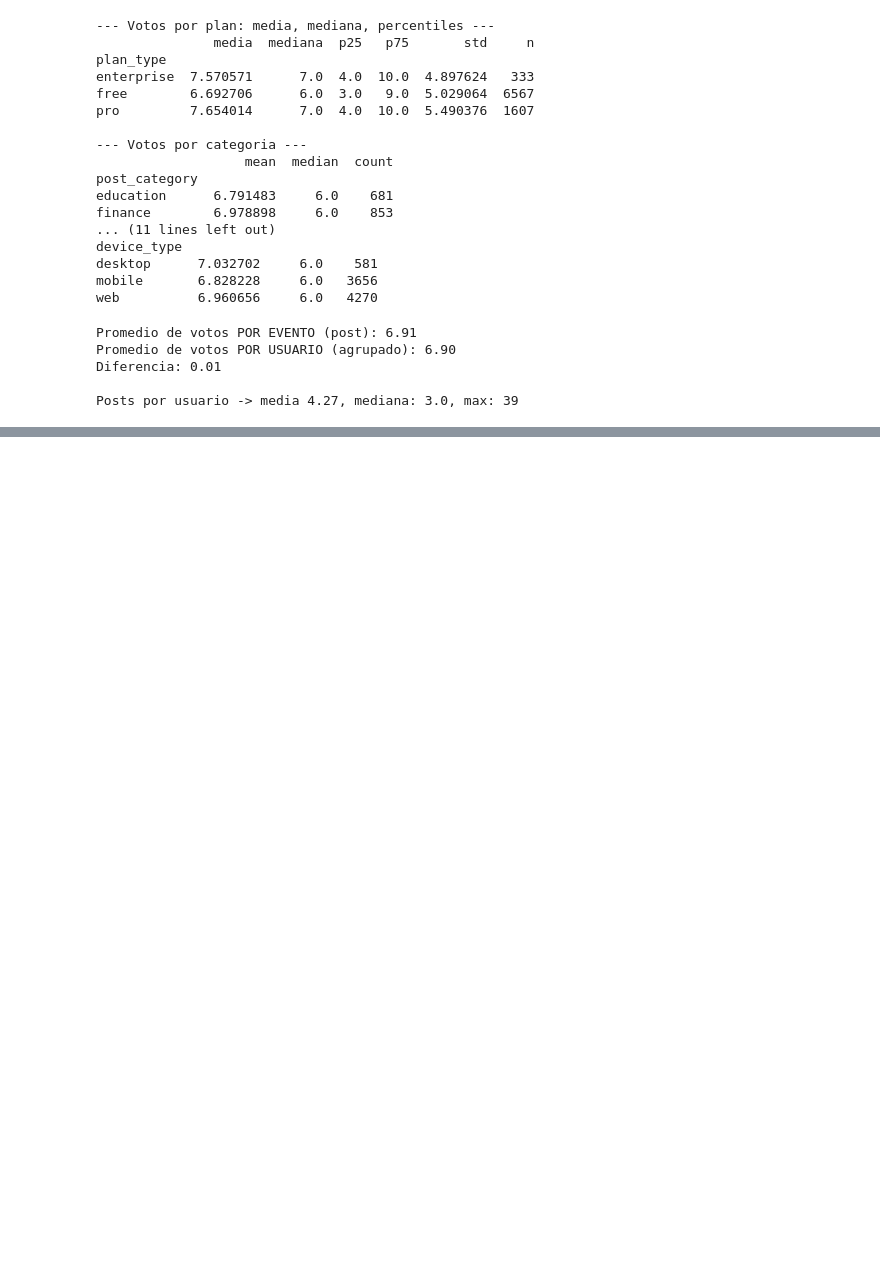
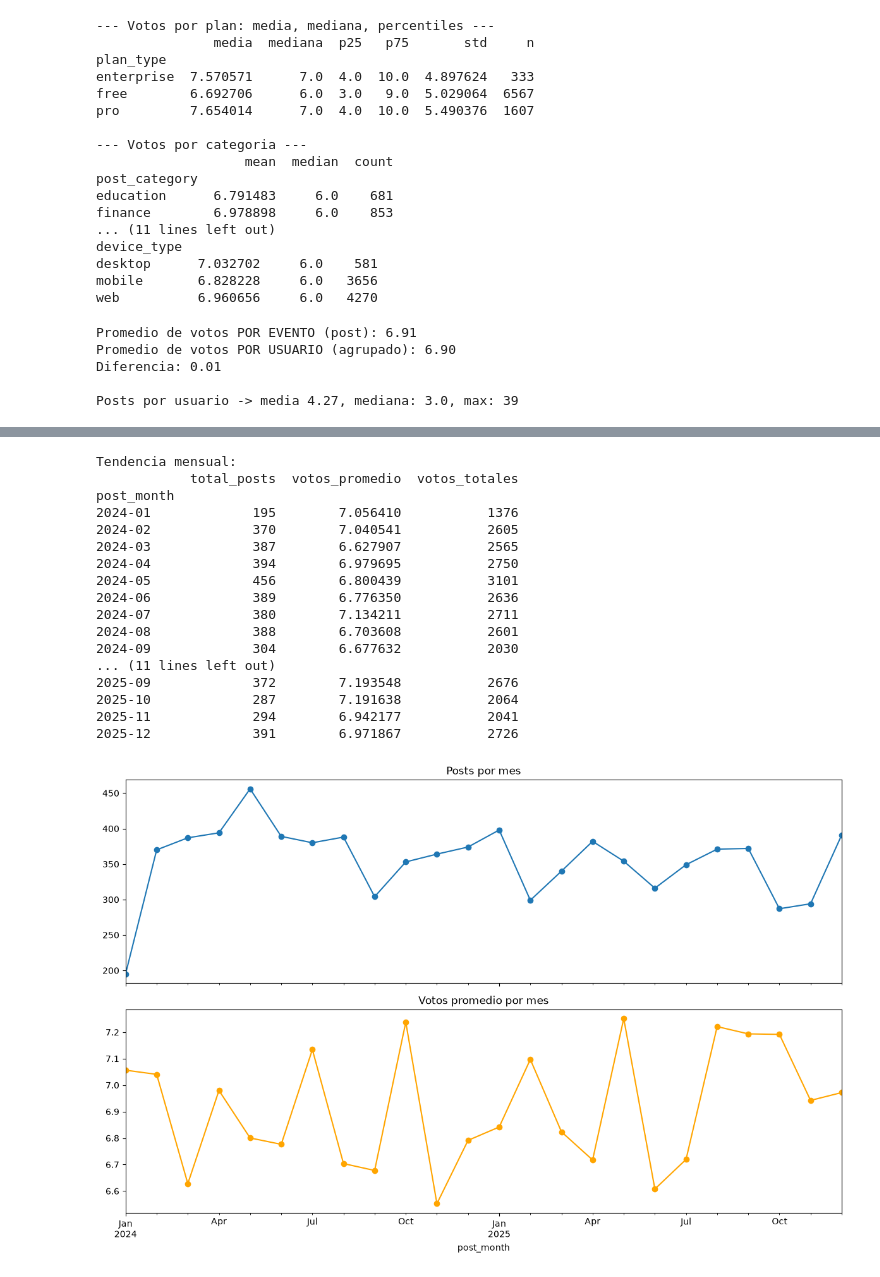
Before and after one commit to IvanOcampos/IceAnalytics, a Jupyter notebook: Analytics.ipynb, the cells around one changed output, grey strips where cells are left out. Saved outputs shown, nothing was run; the diff lists cells and outputs as text; code cells hidden in the pictures; blank space fills up the shorter version.

```diff
--- a/Analytics.ipynb
+++ b/Analytics.ipynb
@@ -477,0 +538,40 @@ Usuarios en el top 1%: 20
+# %%
+# Tendencia temporal (actividad y engagement por semana/mes)
+df_core['post_month'] = df_core['post_created_at'].dt.to_period('M')
+df_core['post_week'] = df_core['post_created_at'].dt.to_period('W')
+
+tendencia_mensual = df_core.groupby('post_month').agg(
+    total_posts=('post_id', 'count'),
+    votos_promedio=('votes_received', 'mean'),
+    votos_totales=('votes_received', 'sum')
+)
+
+print("\nTendencia mensual:")
+print(tendencia_mensual)
+
+fig, axes = plt.subplots(2, 1, figsize=(12,8), sharex=True)
+tendencia_mensual['total_posts'].plot(ax=axes[0], marker='o', title='Posts por mes')
+tendencia_mensual['votos_promedio'].plot(ax=axes[1], marker='o', color='orange', title='Votos promedio por mes')
+
+plt.tight_layout()
+plt.savefig('tendencia_mensual.png', dpi=100)
+plt.show()
+# %% [output]
+Tendencia mensual:
+            total_posts  votos_promedio  votos_totales
+post_month
+2024-01             195        7.056410           1376
+2024-02             370        7.040541           2605
+2024-03             387        6.627907           2565
+2024-04             394        6.979695           2750
+2024-05             456        6.800439           3101
+2024-06             389        6.776350           2636
+2024-07             380        7.134211           2711
+2024-08             388        6.703608           2601
+2024-09             304        6.677632           2030
+... (11 lines left out)
+2025-09             372        7.193548           2676
+2025-10             287        7.191638           2064
+2025-11             294        6.942177           2041
+2025-12             391        6.971867           2726
+[figure, added]
```
Also changed, not shown: parts of 5 cells of this notebook, 3 other files.
